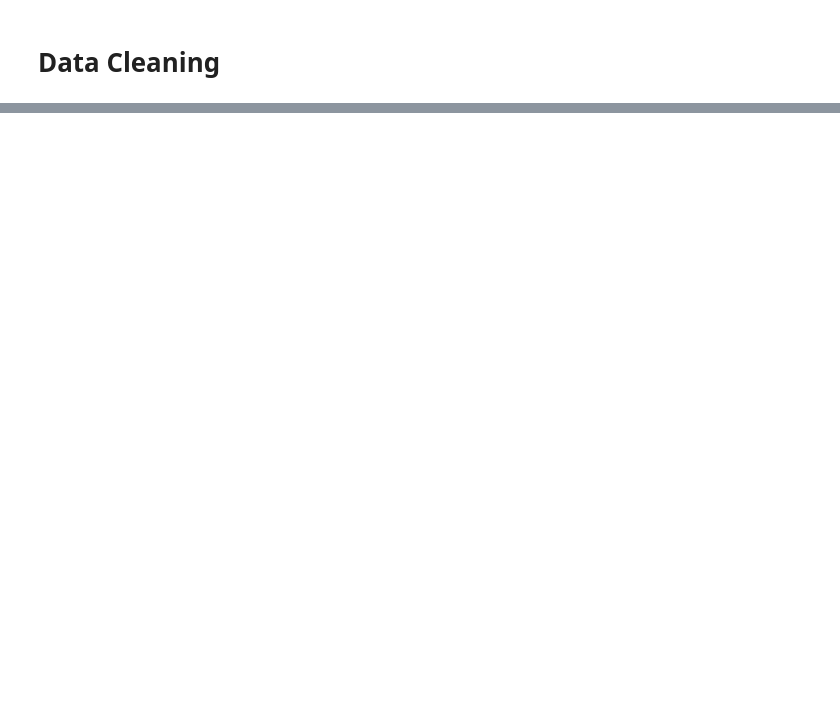
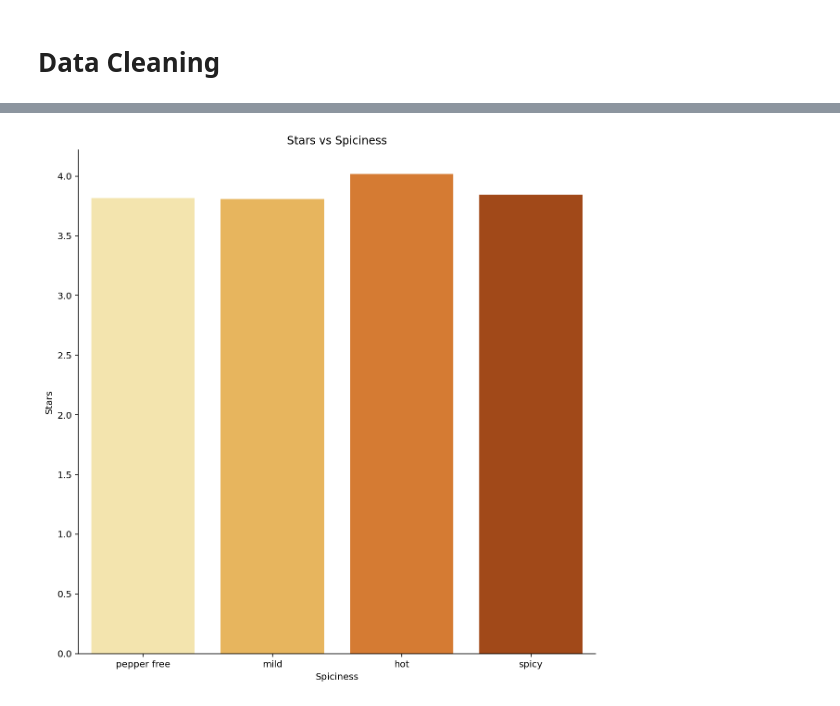
Before and after one commit to COGS108/Group_035-Fa22, a Jupyter notebook: EDACheckpointGroup_035-Fa22.ipynb, the cells around one changed output, grey strips where cells are left out. Saved outputs shown, nothing was run; the diff lists cells and outputs as text; code cells hidden in the pictures; blank space fills up the shorter version.

```diff
--- a/EDACheckpointGroup_035-Fa22.ipynb
+++ b/EDACheckpointGroup_035-Fa22.ipynb
@@ -228,0 +296,14 @@ m
+# %%
+plt.figure(figsize = (10, 10))
+
+barplot_stars_rating = sns.barplot(data = new_df, y = 'Stars', x='Spiciness', palette = 'YlOrBr', ci= None)
+
+# remove the top and right lines
+sns.despine()
+
+# add title and axis labels (modify x-axis label)
+barplot_stars_rating.set_title('Stars vs Spiciness')
+barplot_stars_rating.set_ylabel('Stars')
+barplot_stars_rating.set_xlabel('Spiciness');
+# %% [output]
+[figure, added]
```
Also changed, not shown: parts of 47 cells of this notebook.
